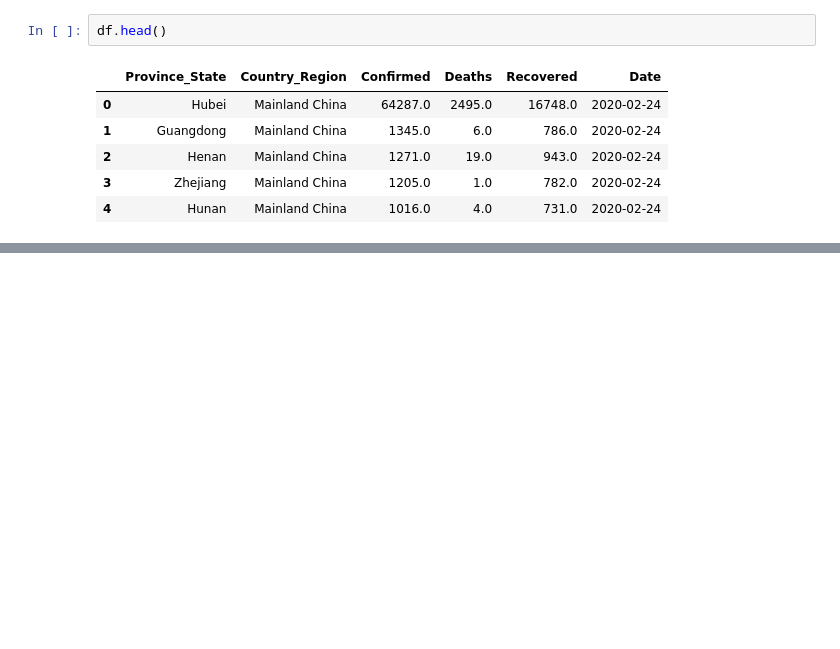
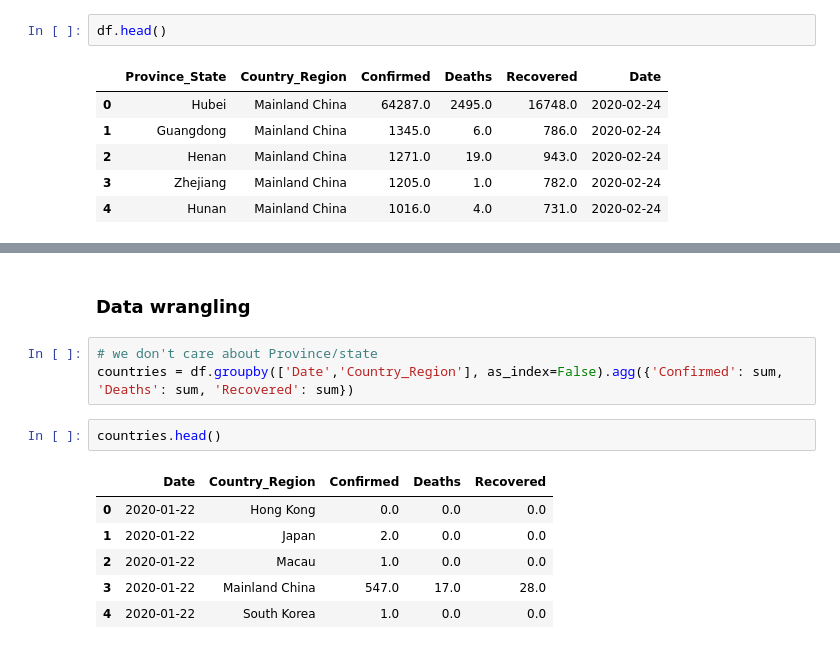
Before and after one commit to cnegrelli/COVID_19, a Jupyter notebook: csse_covid_19_data/csse_covid_19_daily_reports/COVID-19.ipynb, the cells around one changed output, grey strips where cells are left out. Cells and saved outputs as stored; diff of their text form; blank space fills up the shorter version.

```diff
--- a/csse_covid_19_data/csse_covid_19_daily_reports/COVID-19.ipynb
+++ b/csse_covid_19_data/csse_covid_19_daily_reports/COVID-19.ipynb
@@ -31,0 +38,14 @@ df.groupby('Country_Region').Deaths.sum().sort_values(ascending=False)[0:40].plo
+# %% [markdown]
+### Data wrangling
+# %%
+# we don't care about Province/state
+countries = df.groupby(['Date','Country_Region'], as_index=False).agg({'Confirmed': sum, 'Deaths': sum, 'Recovered': sum})
+# %%
+countries.head()
+# %% [output]
+|  | Date | Country_Region | Confirmed | Deaths | Recovered |
+| 0 | 2020-01-22 | Hong Kong | 0.0 | 0.0 | 0.0 |
+| 1 | 2020-01-22 | Japan | 2.0 | 0.0 | 0.0 |
+| 2 | 2020-01-22 | Macau | 1.0 | 0.0 | 0.0 |
+| 3 | 2020-01-22 | Mainland China | 547.0 | 17.0 | 28.0 |
+| 4 | 2020-01-22 | South Korea | 1.0 | 0.0 | 0.0 |
```
Also changed, not shown: parts of 10 cells of this notebook.
